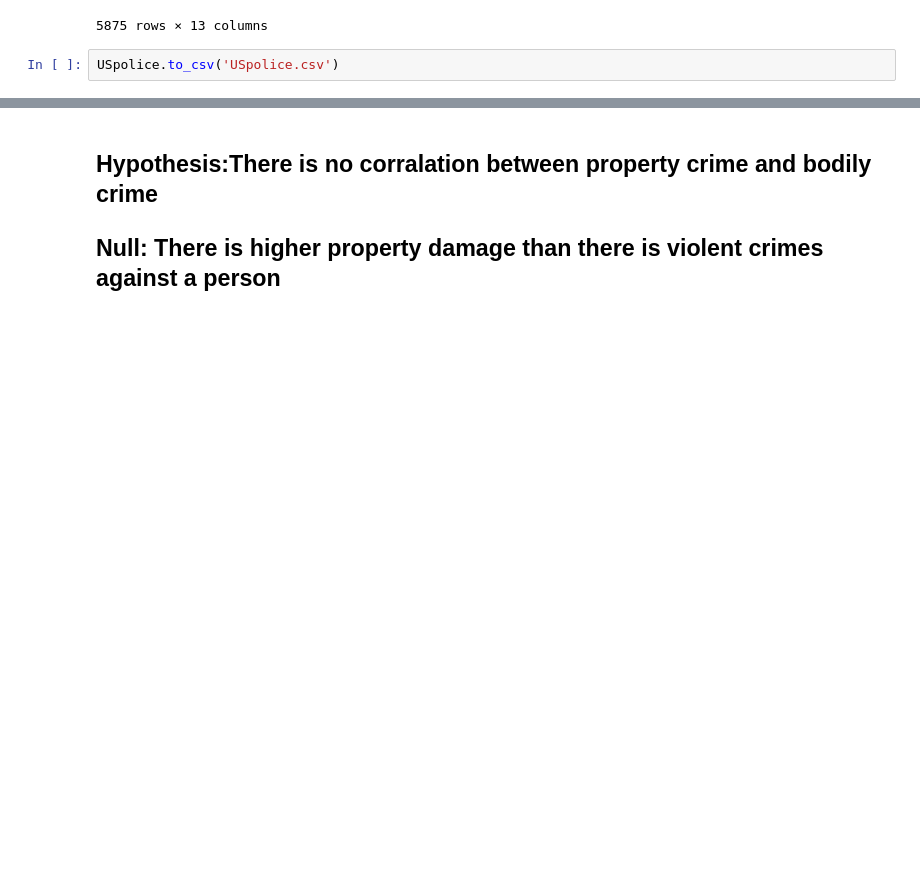
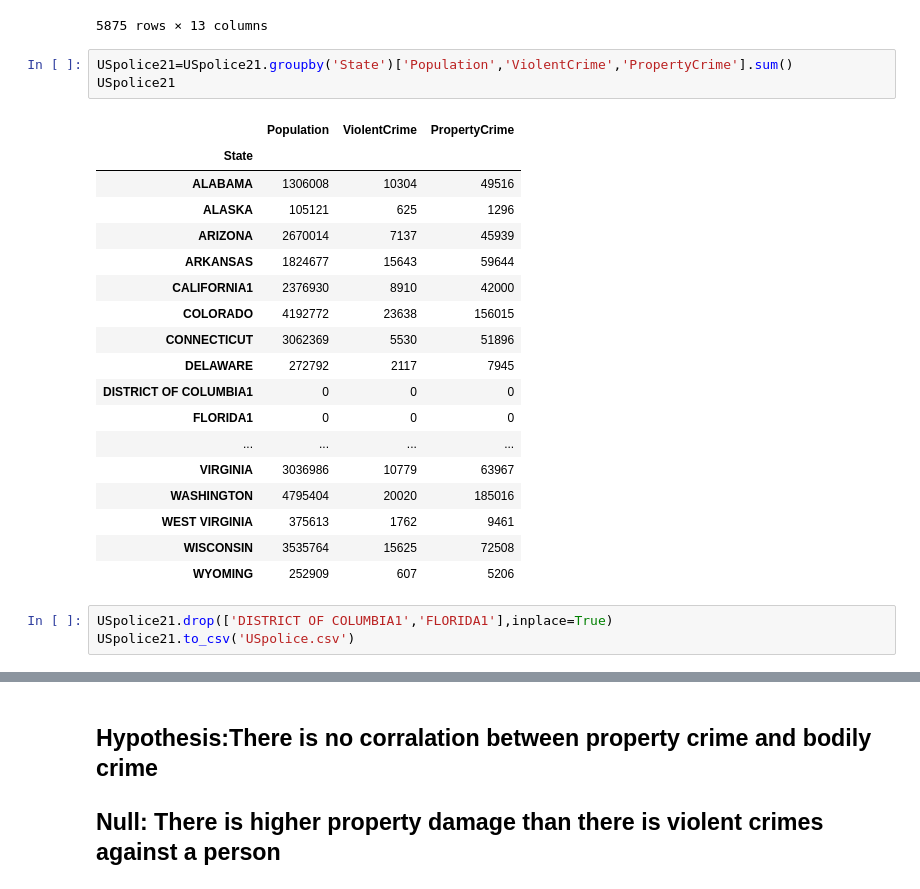
Before and after one commit to Mt122606/Curous-Conquers-, a Jupyter notebook: CuriousConquersProject/DATA/USPoliceReport2021.ipynb, the cells around one changed output, grey strips where cells are left out. Cells and saved outputs as stored; diff of their text form; blank space fills up the shorter version.

```diff
--- a/CuriousConquersProject/DATA/USPoliceReport2021.ipynb
+++ b/CuriousConquersProject/DATA/USPoliceReport2021.ipynb
@@ -34,8 +34,31 @@ USpolice21
 | 5876 | WYOMING | Torrington | 6564 | 16 | 1 | 4 | 0 | 11 | ... |
 | 5877 | WYOMING | Worland | 4947 | 5 | 0 | 2 | 0 | 3 | ... |
 5875 rows × 13 columns
-# %%
-USpolice.to_csv('USpolice.csv')
+# %%
+USpolice21=USpolice21.groupby('State')['Population','ViolentCrime','PropertyCrime'].sum()
+USpolice21
+# %% [output]
+|  | Population | ViolentCrime | PropertyCrime |
+| State |  |  |  |
+| ALABAMA | 1306008 | 10304 | 49516 |
+| ALASKA | 105121 | 625 | 1296 |
+| ARIZONA | 2670014 | 7137 | 45939 |
+| ARKANSAS | 1824677 | 15643 | 59644 |
+| CALIFORNIA1 | 2376930 | 8910 | 42000 |
+| COLORADO | 4192772 | 23638 | 156015 |
+| CONNECTICUT | 3062369 | 5530 | 51896 |
+| DELAWARE | 272792 | 2117 | 7945 |
+| DISTRICT OF COLUMBIA1 | 0 | 0 | 0 |
+| FLORIDA1 | 0 | 0 | 0 |
+| ... | ... | ... | ... |
+| VIRGINIA | 3036986 | 10779 | 63967 |
+| WASHINGTON | 4795404 | 20020 | 185016 |
+| WEST VIRGINIA | 375613 | 1762 | 9461 |
+| WISCONSIN | 3535764 | 15625 | 72508 |
+| WYOMING | 252909 | 607 | 5206 |
+# %%
+USpolice21.drop(['DISTRICT OF COLUMBIA1','FLORIDA1'],inplace=True)
+USpolice21.to_csv('USpolice.csv')
 # %%
 USpolice21.ViolentCrime.describe()
 # %% [output]
```
Also changed, not shown: parts of 10 cells of this notebook, 17 other files.
